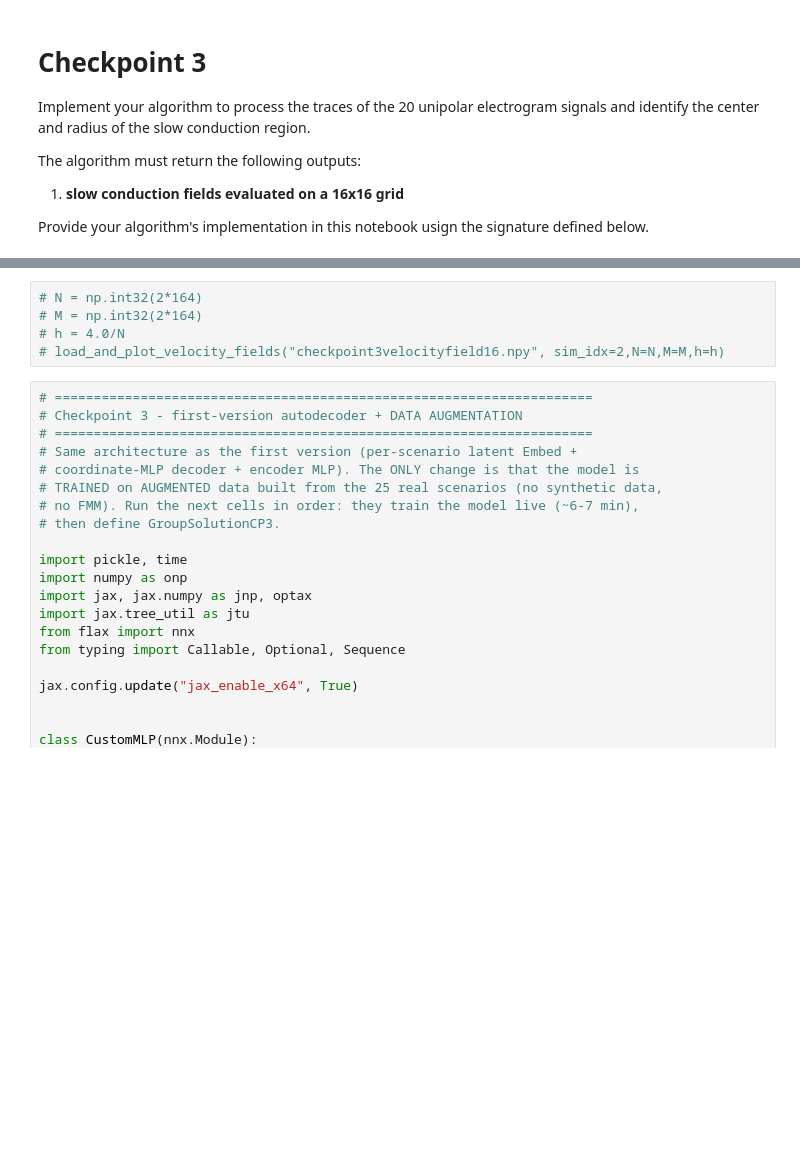
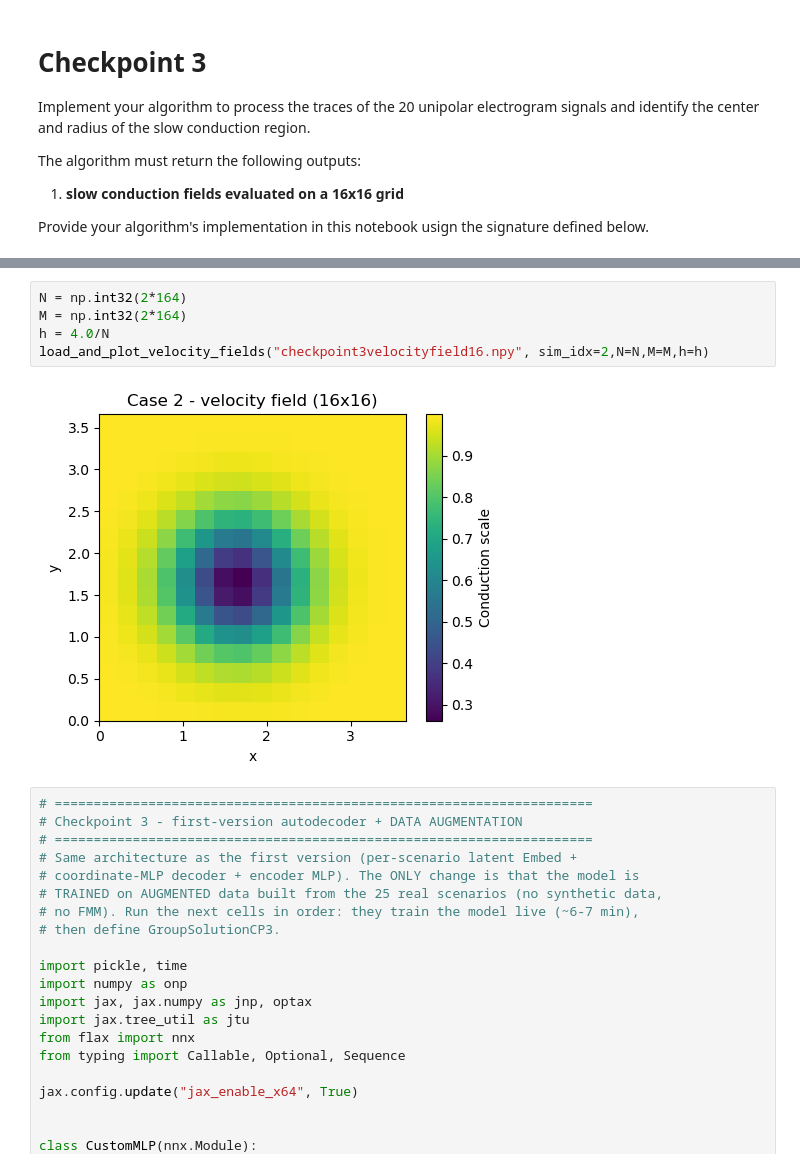
Before and after one commit to Stefano-Chiari/SubstrateFinder, a Jupyter notebook: checkpoint3_FourthVersion.ipynb, the cells around one changed output, grey strips where cells are left out. Saved outputs shown, nothing was run; the diff lists cells and outputs as text; blank space fills up the shorter version.

```diff
--- a/checkpoint3_FourthVersion.ipynb
+++ b/checkpoint3_FourthVersion.ipynb
@@ -373,8 +387,10 @@ Provide your algorithm's implementation in this notebook usign the signature def
 # %%
-# N = np.int32(2*164)
-# M = np.int32(2*164)
-# h = 4.0/N
-# load_and_plot_velocity_fields("checkpoint3velocityfield16.npy", sim_idx=2,N=N,M=M,h=h)
+N = np.int32(2*164)
+M = np.int32(2*164)
+h = 4.0/N
+load_and_plot_velocity_fields("checkpoint3velocityfield16.npy", sim_idx=2,N=N,M=M,h=h)
+# %% [output]
+[figure, added]
 # %%
 # =====================================================================
 # Checkpoint 3 - first-version autodecoder + DATA AUGMENTATION
```
Also changed, not shown: parts of 15 cells of this notebook, 1 other file.
